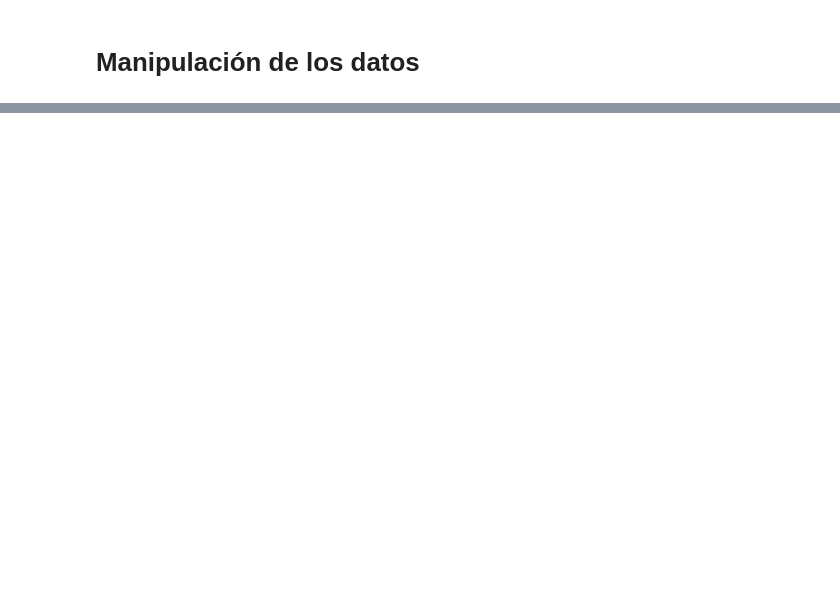
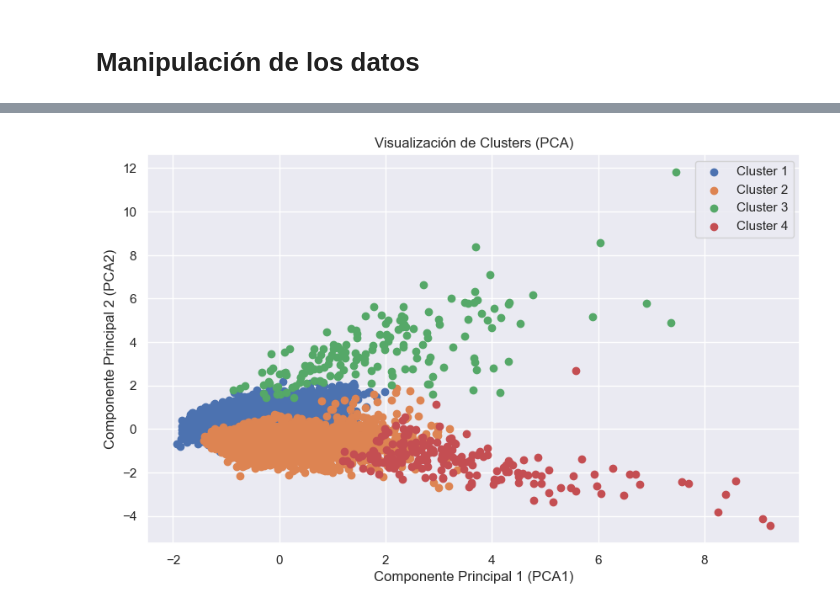
Before and after one commit to ddummann/BI-202302-1, a Jupyter notebook: Lab1/Laboratorio1.ipynb, the cells around one changed output, grey strips where cells are left out. Drawn from its saved outputs; the diff is of its cells as text; code cells hidden in the pictures; blank space fills up the shorter version.

```diff
--- a/Lab1/Laboratorio1.ipynb
+++ b/Lab1/Laboratorio1.ipynb
@@ -106 +165,12 @@ df_movil.describe()
+# %%
+# Basado en el dendrograma, eligimo el número óptimo de clústeres pero no entiendo bien como analizamos el dendrograma
+# Luego podemos ir ajustando el modelo de clustering
+num_clusters = 4  # Cambia esto según como elegimos a partir del dendrograma
+# %%
+# Ajustamos el modelo de clustering jerárquico
+model = AgglomerativeClustering(n_clusters=num_clusters, linkage='ward', affinity='euclidean')
+clusters = model.fit_predict(X_scaled)
+# %%
+# Aniadimos o agregamos la columna de clústeres a los datos originales para que guarden los datos
+df_movil['Cluster'] = clusters
 # %%
@@ -108,0 +235,30 @@ df_movil.describe()
+# %%
+import matplotlib.pyplot as plt
+from sklearn.decomposition import PCA
+
+#### analizando como funciona para ver los clusters
+
+
+
+
+
+# Reduce la dimensionalidad a 2 dimensiones utilizando PCA
+pca = PCA(n_components=2)
+X_pca = pca.fit_transform(X_scaled)
+
+# Crea un DataFrame con las proyecciones PCA y la etiqueta de cluster
+pca_df = pd.DataFrame(data={'PCA1': X_pca[:, 0], 'PCA2': X_pca[:, 1], 'Cluster': clusters})
+
+# Visualiza los clusters en un gráfico de dispersión
+plt.figure(figsize=(10, 6))
+for cluster_id in range(num_clusters):
+    cluster_data = pca_df[pca_df['Cluster'] == cluster_id]
+    plt.scatter(cluster_data['PCA1'], cluster_data['PCA2'], label=f'Cluster {cluster_id + 1}')
+
+plt.title('Visualización de Clusters (PCA)')
+plt.xlabel('Componente Principal 1 (PCA1)')
+plt.ylabel('Componente Principal 2 (PCA2)')
+plt.legend()
+plt.show()
+# %% [output]
+[figure, added]
```
Also changed, not shown: parts of 17 cells of this notebook.
